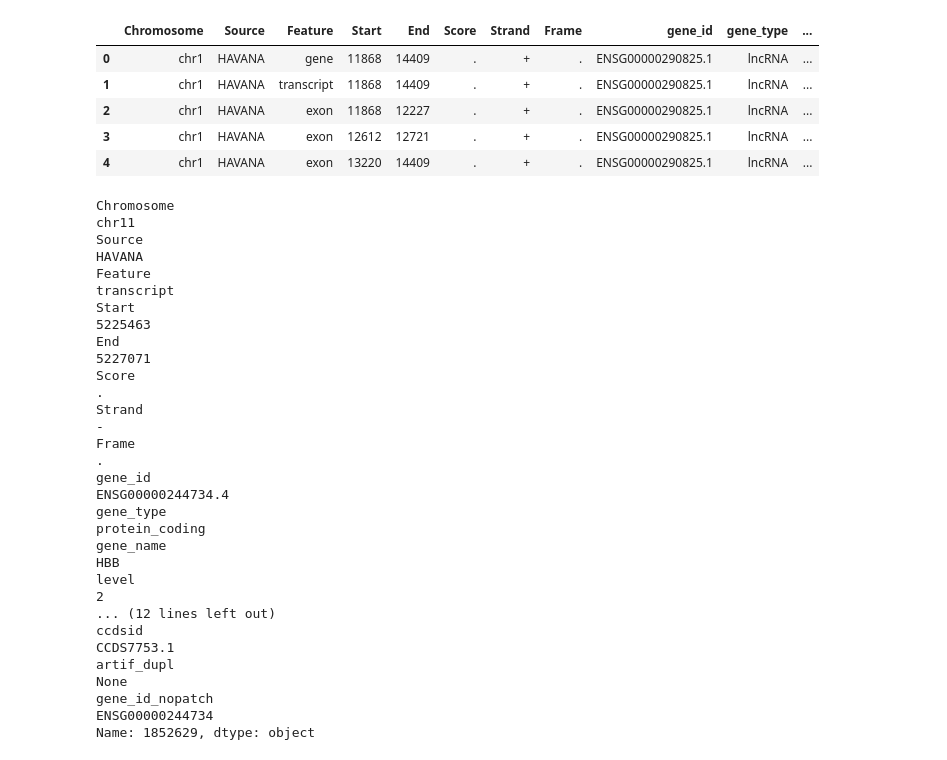
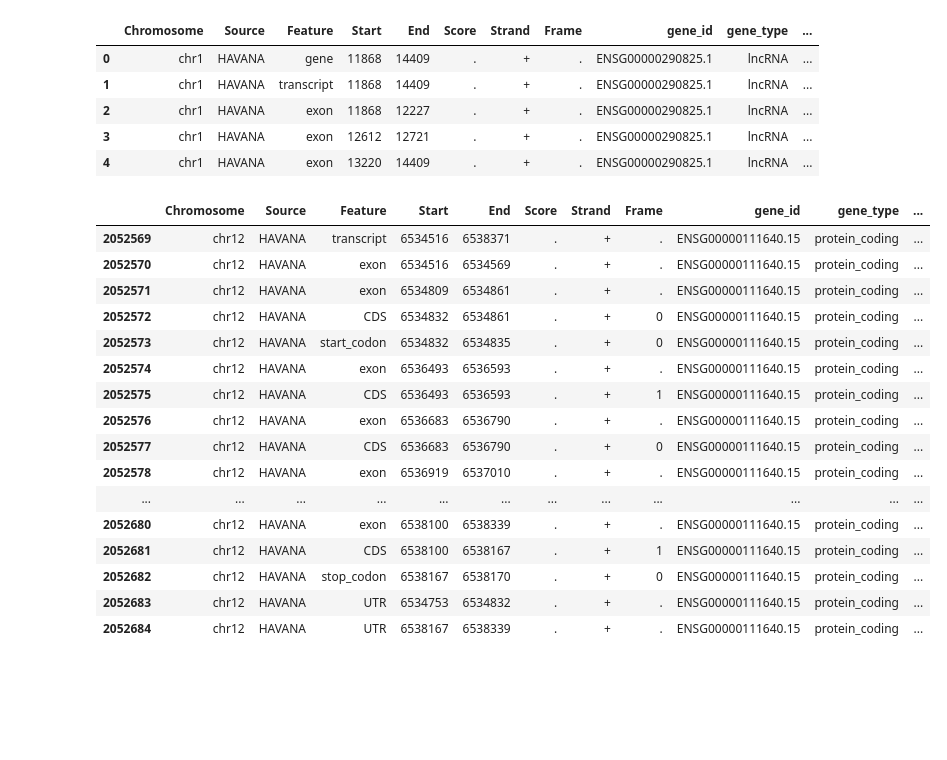
Before and after one commit to leemnj/iterative-dna-reconstruction, a Jupyter notebook: 03_dna-fm-to-alphagenome/gene-annotation-viewer.ipynb, the cells around one changed output. Cells and saved outputs as stored; diff of their text form; code cells hidden in the pictures; blank space fills up the shorter version.

```diff
--- a/03_dna-fm-to-alphagenome/gene-annotation-viewer.ipynb
+++ b/03_dna-fm-to-alphagenome/gene-annotation-viewer.ipynb
@@ -55,27 +55,28 @@ Index(['Chromosome', 'Source', 'Feature', 'Start', 'End', 'Score', 'Strand',
 | 4 | chr1 | HAVANA | exon | 13220 | 14409 | . | + | . | ENSG00000290825.1 | lncRNA | ... |
 # %%
 from alphagenome.data import gene_annotation, genome
-GENE_NAME= 'HBB' # HBB, GAPDH, etc.
+GENE_NAME= 'GAPDH' # HBB, GAPDH, etc.
 # gene_gtf = gtf[(gtf['gene_name'] == GENE_NAME) & (gtf['Feature'] == 'gene')].iloc[0]
-gene_gtf = gtf[(gtf['gene_name'] == GENE_NAME) & (gtf['Feature']=='transcript')].iloc[0]
+# gene_gtf = gtf[(gtf['gene_name'] == GENE_NAME) & ((gtf['Feature']=='gene')| (gtf['Feature']=='transcript'))]
+gene_gtf=gtf[(gtf['gene_name']==GENE_NAME) & (gtf['transcript_support_level']=='1')]
 gene_gtf[:]
 # %% [output]
-Chromosome                                                                                                           chr11
-Source                                                                                                              HAVANA
-Feature                                                                                                         transcript
-Start                                                                                                              5225463
-End                                                                                                                5227071
-Score                                                                                                                    .
-Strand                                                                                                                   -
-Frame                                                                                                                    .
-gene_id                                                                                                  ENSG00000244734.4
-gene_type                                                                                                   protein_coding
-gene_name                                                                                                              HBB
-level                                                                                                                    2
-... (12 lines left out)
-ccdsid                                                                                                          CCDS7753.1
-artif_dupl                                                                                                            None
-gene_id_nopatch                                                                                            ENSG00000244734
-Name: 1852629, dtype: object
+|  | Chromosome | Source | Feature | Start | End | Score | Strand | Frame | gene_id | gene_type | ... |
+| 2052569 | chr12 | HAVANA | transcript | 6534516 | 6538371 | . | + | . | ENSG00000111640.15 | protein_coding | ... |
+| 2052570 | chr12 | HAVANA | exon | 6534516 | 6534569 | . | + | . | ENSG00000111640.15 | protein_coding | ... |
+| 2052571 | chr12 | HAVANA | exon | 6534809 | 6534861 | . | + | . | ENSG00000111640.15 | protein_coding | ... |
+| 2052572 | chr12 | HAVANA | CDS | 6534832 | 6534861 | . | + | 0 | ENSG00000111640.15 | protein_coding | ... |
+| 2052573 | chr12 | HAVANA | start_codon | 6534832 | 6534835 | . | + | 0 | ENSG00000111640.15 | protein_coding | ... |
+| 2052574 | chr12 | HAVANA | exon | 6536493 | 6536593 | . | + | . | ENSG00000111640.15 | protein_coding | ... |
+| 2052575 | chr12 | HAVANA | CDS | 6536493 | 6536593 | . | + | 1 | ENSG00000111640.15 | protein_coding | ... |
+| 2052576 | chr12 | HAVANA | exon | 6536683 | 6536790 | . | + | . | ENSG00000111640.15 | protein_coding | ... |
+| 2052577 | chr12 | HAVANA | CDS | 6536683 | 6536790 | . | + | 0 | ENSG00000111640.15 | protein_coding | ... |
+| 2052578 | chr12 | HAVANA | exon | 6536919 | 6537010 | . | + | . | ENSG00000111640.15 | protein_coding | ... |
+| ... | ... | ... | ... | ... | ... | ... | ... | ... | ... | ... | ... |
+| 2052680 | chr12 | HAVANA | exon | 6538100 | 6538339 | . | + | . | ENSG00000111640.15 | protein_coding | ... |
+| 2052681 | chr12 | HAVANA | CDS | 6538100 | 6538167 | . | + | 1 | ENSG00000111640.15 | protein_coding | ... |
+| 2052682 | chr12 | HAVANA | stop_codon | 6538167 | 6538170 | . | + | 0 | ENSG00000111640.15 | protein_coding | ... |
+| 2052683 | chr12 | HAVANA | UTR | 6534753 | 6534832 | . | + | . | ENSG00000111640.15 | protein_coding | ... |
+| 2052684 | chr12 | HAVANA | UTR | 6538167 | 6538339 | . | + | . | ENSG00000111640.15 | protein_coding | ... |
 # %%
 # gene_gtf = gtf[(gtf['gene_name'] == GENE_NAME) & (gtf['Feature'] == 'gene')].iloc[0]
```
Also changed, not shown: parts of 4 cells of this notebook, 6 other files.
